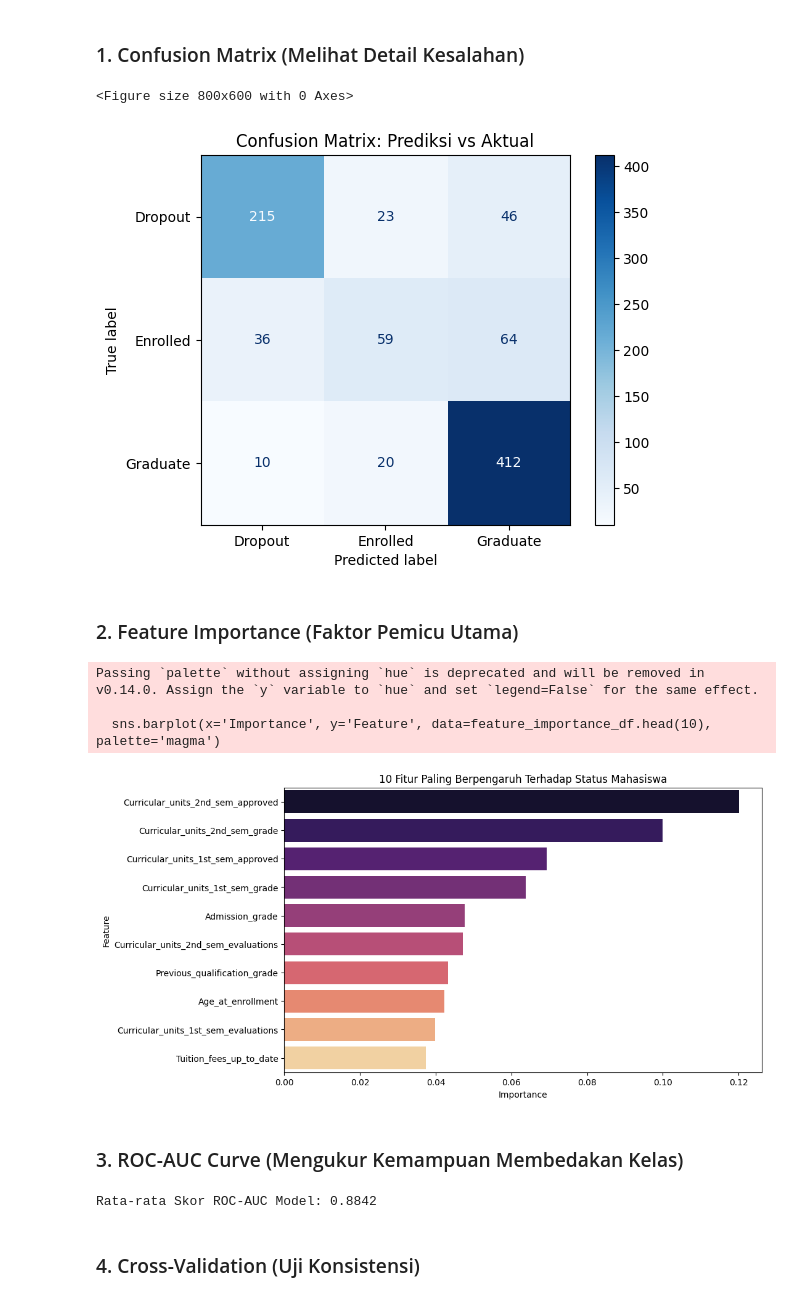
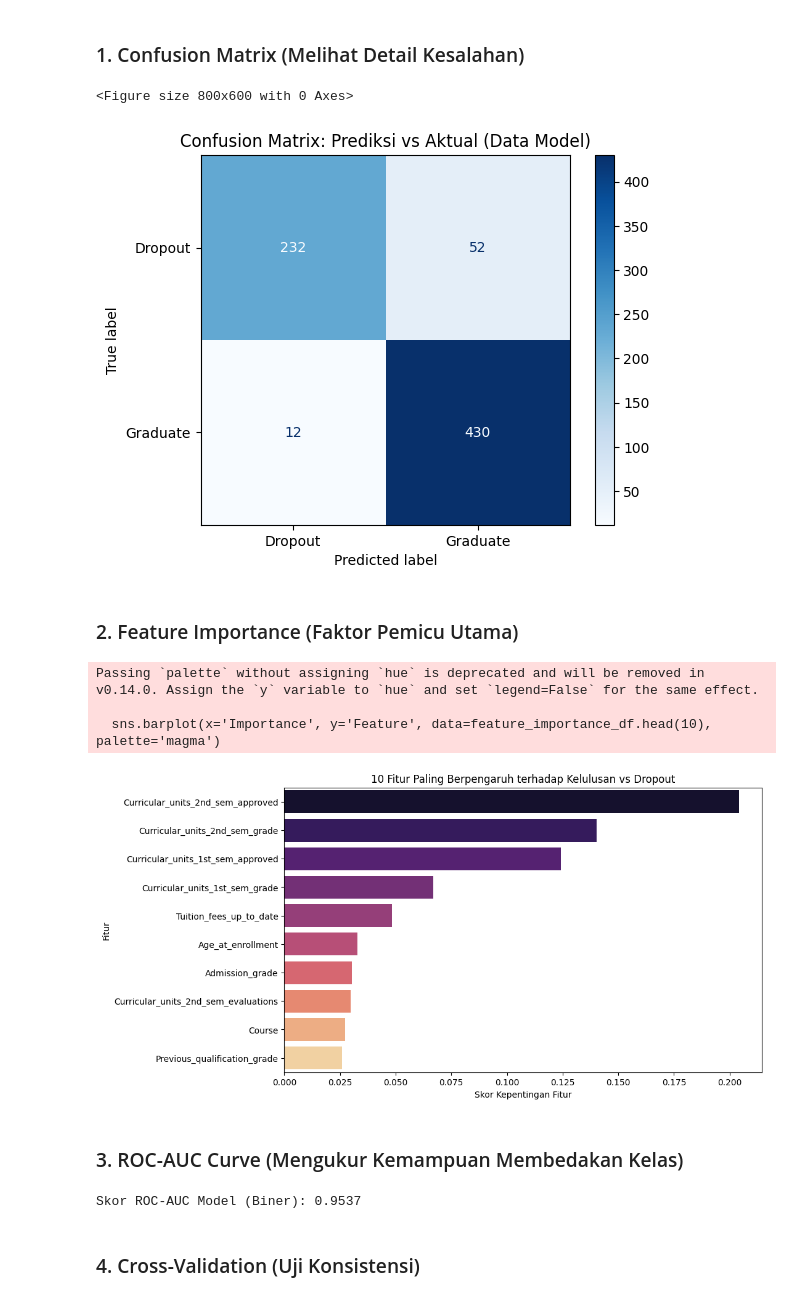
Before and after one commit to AnaRosyidah/a590_proyek_akhir, a Jupyter notebook: notebook.ipynb, the cells around one changed output. Drawn from its saved outputs; the diff is of its cells as text; code cells hidden in the pictures.

```diff
--- a/notebook.ipynb
+++ b/notebook.ipynb
@@ -251,14 +268,21 @@ Passing `palette` without assigning `hue` is deprecated and will be removed in v
 ### Bagian 3: Analisis (Feature Engineering & Transformation)
 # %%
 # 1. Encoding Target
-# Mengubah Dropout, Graduate, Enrolled menjadi angka
-status_map = {'Dropout': 0, 'Enrolled': 1, 'Graduate': 2}
-df['Status_Label'] = df['Status'].map(status_map)
+# Menggunakan df_model karena data 'Enrolled' sudah tidak ada (Biner: 0 atau 1)
+# fokus hanya pada Dropout dan Graduate
+status_map = {'Dropout': 0, 'Graduate': 1}
+df_model['Status_Label'] = df_model['Status'].map(status_map)
 
-# 2. Mengelompokkan Usia (Opsional, tapi membantu insight)
-df['Age_Group'] = pd.cut(df['Age_at_enrollment'],
-                         bins=[0, 20, 30, 45, 100],
-                         labels=['Remaja', 'Dewasa Muda', 'Dewasa', 'Senior'])
+# 2. Mengelompokkan Usia
+# mengelompokan usia pada df_model agar bisa digunakan sebagai fitur model
+df_model['Age_Group'] = pd.cut(df_model['Age_at_enrollment'],
+                               bins=[0, 20, 30, 45, 100],
+                               labels=['Remaja', 'Dewasa Muda', 'Dewasa', 'Senior'])
+
+# pengelompokan ini pada data 'Enrolled' (untuk inferensi nanti):
+df_inferensi['Age_Group'] = pd.cut(df_inferensi['Age_at_enrollment'],
+                                   bins=[0, 20, 30, 45, 100],
+                                   labels=['Remaja', 'Dewasa Muda', 'Dewasa', 'Senior'])
 # %% [markdown]
 ### Bagian 4: Korelasi & Insight Tambahan
 # %%
@@ -305,9 +330,9 @@ from sklearn.metrics import classification_report, accuracy_score
 import joblib
 
 # 1. Pilih fitur (X) dan target (y)
-# Kita hapus 'Status' dan 'Status_Label' dari X
-X = df.drop(columns=['Status', 'Status_Label', 'Age_Group'])
-y = df['Status_Label']
+# hapus 'Status' dan 'Status_Label' dari X
+X = df_model.drop(columns=['Status', 'Status_Label', 'Age_Group'])
+y = df_model['Status_Label']
 
 # 2. Split data: 80% untuk latihan, 20% untuk pengujian
 X_train, X_test, y_train, y_test = train_test_split(X, y, test_size=0.2, random_state=42, stratify=y)
@@ -394,22 +420,24 @@ Model berhasil disimpan sebagai 'model_jaya_jaya_institut.joblib'
 # %%
 from sklearn.metrics import confusion_matrix, ConfusionMatrixDisplay
 
-# Membuat matriks kesalahan
+# Membuat matriks kesalahan untuk target biner (Dropout vs Graduate)
 cm = confusion_matrix(y_test, y_pred)
+
+# PERBAIKAN: Sesuaikan display_labels dengan data yang digunakan (Hapus 'Enrolled')
 disp = ConfusionMatrixDisplay(confusion_matrix=cm,
-                              display_labels=['Dropout', 'Enrolled', 'Graduate'])
+                              display_labels=['Dropout', 'Graduate'])
 
 plt.figure(figsize=(8, 6))
 disp.plot(cmap='Blues')
-plt.title('Confusion Matrix: Prediksi vs Aktual')
+plt.title('Confusion Matrix: Prediksi vs Aktual (Data Model)')
 plt.show()
 # %% [output]
 <Figure size 800x600 with 0 Axes>
-[figure, old version]
+[figure, new version]
 # %% [markdown]
 ### 2. Feature Importance (Faktor Pemicu Utama)
 # %%
-# Mengambil tingkat kepentingan fitur
+# Mengambil tingkat kepentingan fitur dari model yang telah dilatih
 importances = model.feature_importances_
 feature_names = X.columns
 feature_importance_df = pd.DataFrame({'Feature': feature_names, 'Importance': importances})
@@ -417,30 +445,34 @@ feature_importance_df = feature_importance_df.sort_values(by='Importance', ascen
 
 # Visualisasi 10 Fitur Teratas
 plt.figure(figsize=(10, 6))
+# Gunakan palet warna yang konsisten
 sns.barplot(x='Importance', y='Feature', data=feature_importance_df.head(10), palette='magma')
-plt.title('10 Fitur Paling Berpengaruh Terhadap Status Mahasiswa')
+
+# PERBAIKAN: Perbarui judul agar mencerminkan target biner (Dropout vs Graduate)
+plt.title('10 Fitur Paling Berpengaruh terhadap Kelulusan vs Dropout')
+plt.xlabel('Skor Kepentingan Fitur')
+plt.ylabel('Fitur')
 plt.show()
 # %% [output]
 Passing `palette` without assigning `hue` is deprecated and will be removed in v0.14.0. Assign the `y` variable to `hue` and set `legend=False` for the same effect.
 
   sns.barplot(x='Importance', y='Feature', data=feature_importance_df.head(10), palette='magma')
-[figure, old version]
+[figure, new version]
 # %% [markdown]
 ### 3. ROC-AUC Curve (Mengukur Kemampuan Membedakan Kelas)
 # %%
 from sklearn.metrics import roc_auc_score
-from sklearn.preprocessing import LabelBinarizer
 
-# Karena ini multi-class (3 label), kita perlu binarize labelnya
-lb = LabelBinarizer()
-y_test_binarized = lb.fit_transform(y_test)
-y_score = model.predict_proba(X_test)
+# target adalah biner (Dropout vs Graduate),
+# ambil probabilitas untuk kelas positif (biasanya indeks 1: Graduate).
+y_score = model.predict_proba(X_test)[:, 1]
 
-# Menghitung AUC Score
-auc_score = roc_auc_score(y_test_binarized, y_score, multi_class='ovr')
-print(f"Rata-rata Skor ROC-AUC Model: {auc_score:.4f}")
+# Menghitung AUC Score untuk klasifikasi biner
+auc_score = roc_auc_score(y_test, y_score)
+
+print(f"Skor ROC-AUC Model (Biner): {auc_score:.4f}")
 # %% [output]
-Rata-rata Skor ROC-AUC Model: 0.8842
+Skor ROC-AUC Model (Biner): 0.9537
 # %% [markdown]
 ### 4. Cross-Validation (Uji Konsistensi)
 # %%
```
Also changed, not shown: parts of 9 cells of this notebook, 4 other files.
